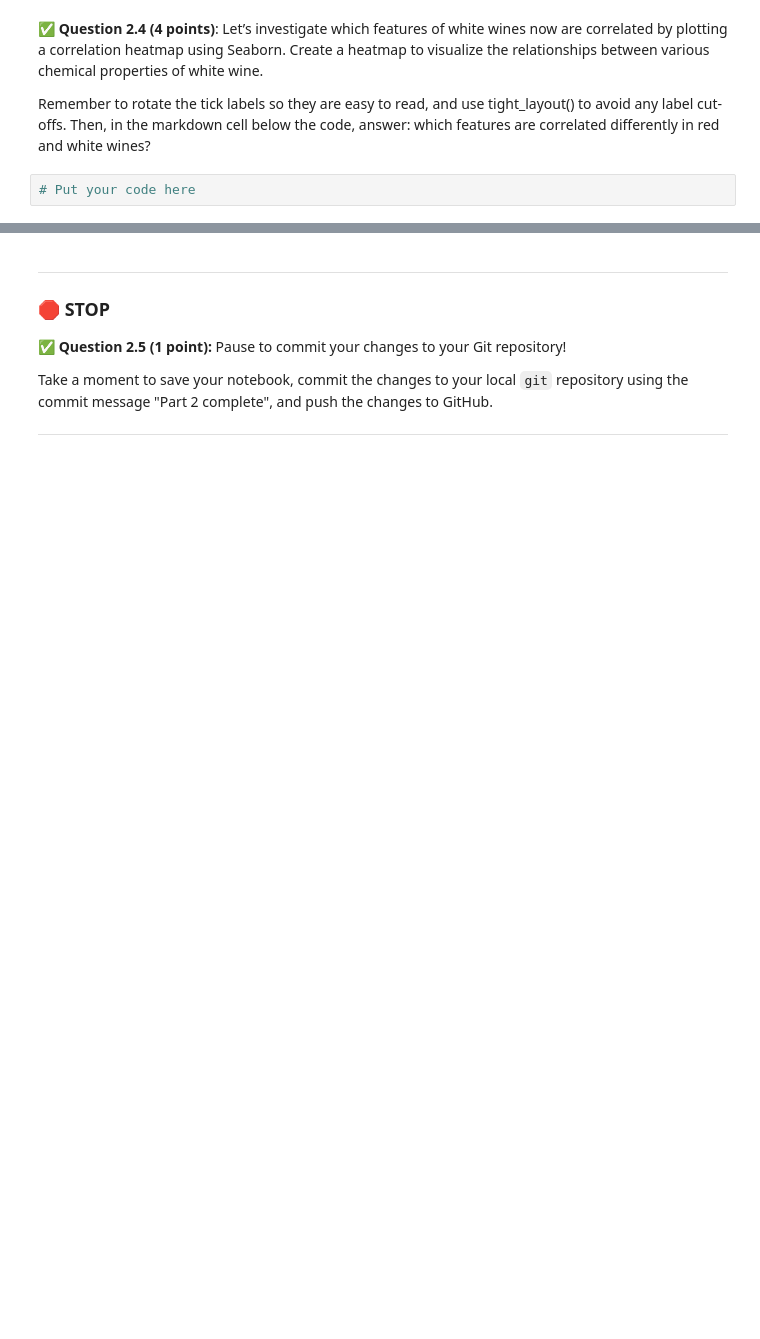
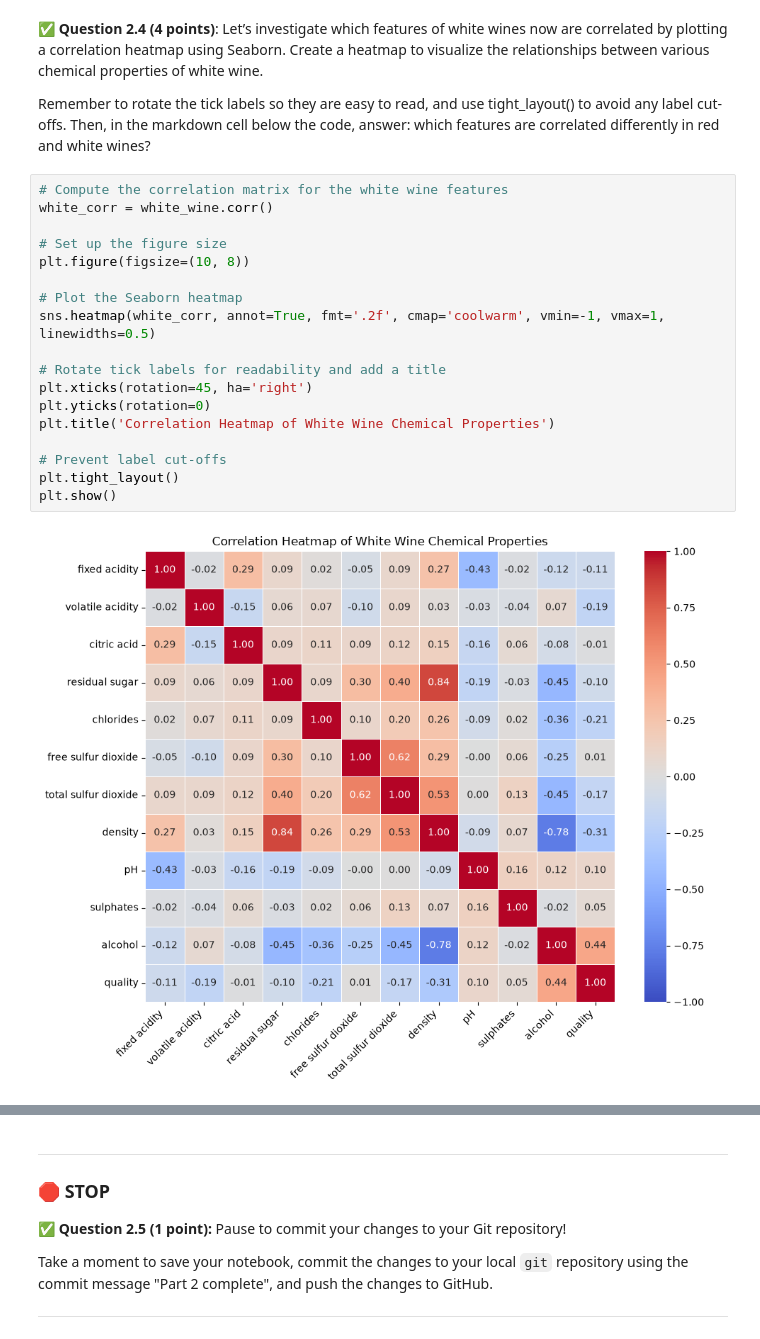
Before and after one commit to camkorson/CMSE202-f26-turnin, a Jupyter notebook: hw-03/HW03-Regression-STUDENT.ipynb, the cells around one changed output, grey strips where cells are left out. Drawn from its saved outputs; the diff is of its cells as text; blank space fills up the shorter version.

```diff
--- a/hw-03/HW03-Regression-STUDENT.ipynb
+++ b/hw-03/HW03-Regression-STUDENT.ipynb
@@ -219,5 +295,23 @@ Remember to rotate the tick labels so they are easy to read, and use tight_layou
 Remember to rotate the tick labels so they are easy to read, and use tight_layout() to avoid any label cut-offs.
 Then, in the markdown cell below the code, answer: which features are correlated differently in red and white wines?
 # %%
-# Put your code here
+# Compute the correlation matrix for the white wine features
+white_corr = white_wine.corr()
+
+# Set up the figure size
+plt.figure(figsize=(10, 8))
+
+# Plot the Seaborn heatmap
+sns.heatmap(white_corr, annot=True, fmt='.2f', cmap='coolwarm', vmin=-1, vmax=1, linewidths=0.5)
+
+# Rotate tick labels for readability and add a title
+plt.xticks(rotation=45, ha='right')
+plt.yticks(rotation=0)
+plt.title('Correlation Heatmap of White Wine Chemical Properties')
+
+# Prevent label cut-offs
+plt.tight_layout()
+plt.show()
+# %% [output]
+[figure, added]
 # %% [markdown]
```
Also changed, not shown: parts of 13 cells of this notebook, 3 other files.
